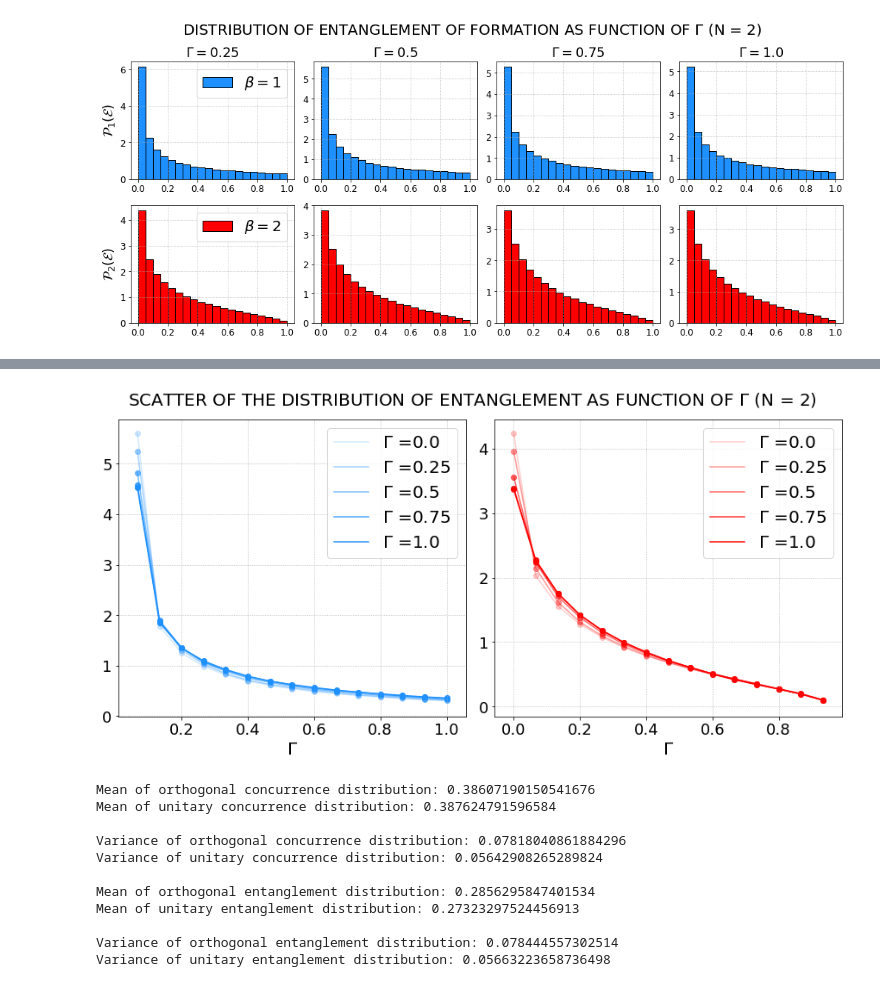
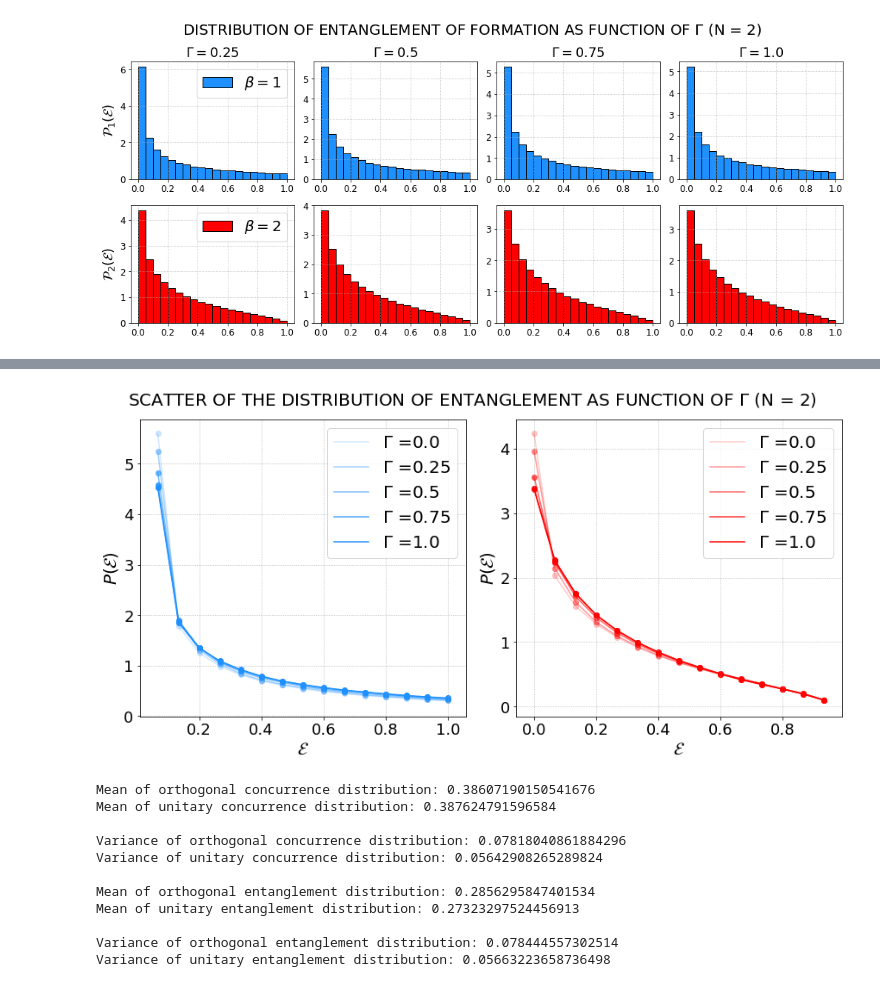
Before and after one commit to Rafffaelb/Schrodinger_Billiard, a Jupyter notebook: WignerDyson/Data_Analysis/Concurrence_Gamma.ipynb, the cells around one changed output, grey strips where cells are left out. Drawn from its saved outputs; the diff is of its cells as text; code cells hidden in the pictures.

```diff
--- a/WignerDyson/Data_Analysis/Concurrence_Gamma.ipynb
+++ b/WignerDyson/Data_Analysis/Concurrence_Gamma.ipynb
@@ -126,7 +126,8 @@ for j in range(0,5):
     for i in range(0,2):
 
         axs[i].legend(fontsize = 20)
-        axs[i].set_xlabel(r'$\Gamma$', fontsize = 20)
+        axs[i].set_xlabel(r'$\mathcal{C}$', fontsize = 20)
+        axs[i].set_ylabel(r'$P(\mathcal{C})$', fontsize = 20)
         axs[i].tick_params(axis = 'both', which = 'major', labelsize = 18)
         axs[i].grid(linestyle=':')
 # %% [output]
@@ -134,31 +135,32 @@ for j in range(0,5):
 # %%
 fig, axs = plt.subplots(1,2, figsize = (12,6), constrained_layout = True)
 
 fig.suptitle(r'SCATTER OF THE DISTRIBUTION OF ENTANGLEMENT AS FUNCTION OF $\Gamma$ (N = 2)', fontsize = 20)
 
 for j in range(0,5):
 
     gamma_idx = 5*j
 
     gamma_value = 0.25*gamma_idx/5
 
     counts_O, bin_edges_O = np.histogram(Entanglement_O[:,gamma_idx], bins = 15, density = True)
     counts_U, bin_edges_U = np.histogram(Entanglement_U[:,gamma_idx], bins = 15, density = True)
 
     axs[0].scatter(bin_edges_O[1:], counts_O, color = 'dodgerblue', alpha = (j+1)/5)
     axs[0].plot(bin_edges_O[1:], counts_O, color = 'dodgerblue', alpha = (j+1)/5, label = r'$\Gamma$ ='+str(gamma_value))
 
     axs[1].scatter(bin_edges_U[0:len(bin_edges_U)-1], counts_U, color = 'red', alpha = (j+1)/5 )
     axs[1].plot(bin_edges_U[0:len(bin_edges_U)-1], counts_U, color = 'red', alpha = (j+1)/5, label = r'$\Gamma$ ='+str(gamma_value))
 
     for i in range(0,2):
 
         axs[i].legend(fontsize = 20)
-        axs[i].set_xlabel(r'$\Gamma$', fontsize = 20)
+        axs[i].set_xlabel(r'$\mathcal{E}$', fontsize = 20)
+        axs[i].set_ylabel(r'$P(\mathcal{E})$', fontsize = 20)
         axs[i].tick_params(axis = 'both', which = 'major', labelsize = 18)
         axs[i].grid(linestyle=':')
 # %% [output]
-[figure, old version]
+[figure, new version]
 # %%
 meanConcurrence_O = np.mean(Concurrence_O, axis = 0)
 meanConcurrence_U = np.mean(Concurrence_U, axis = 0)
```
Also changed, not shown: parts of 1 cell of this notebook, 1 other file.
